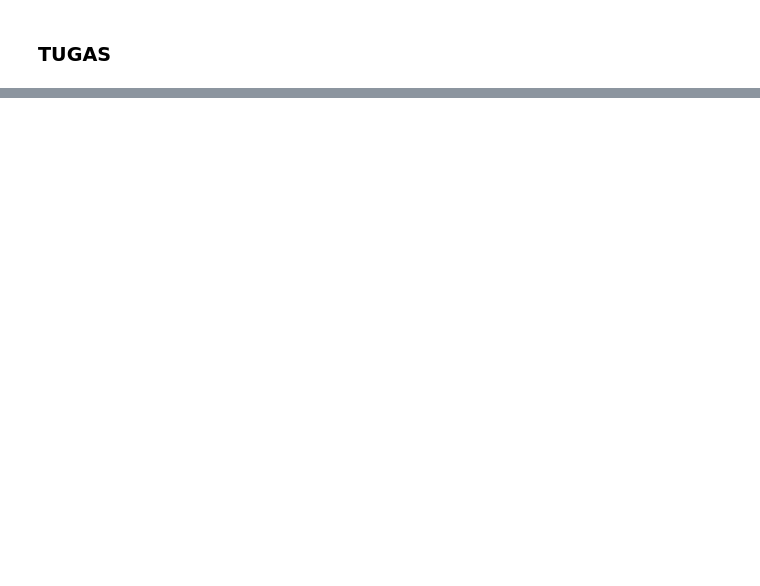
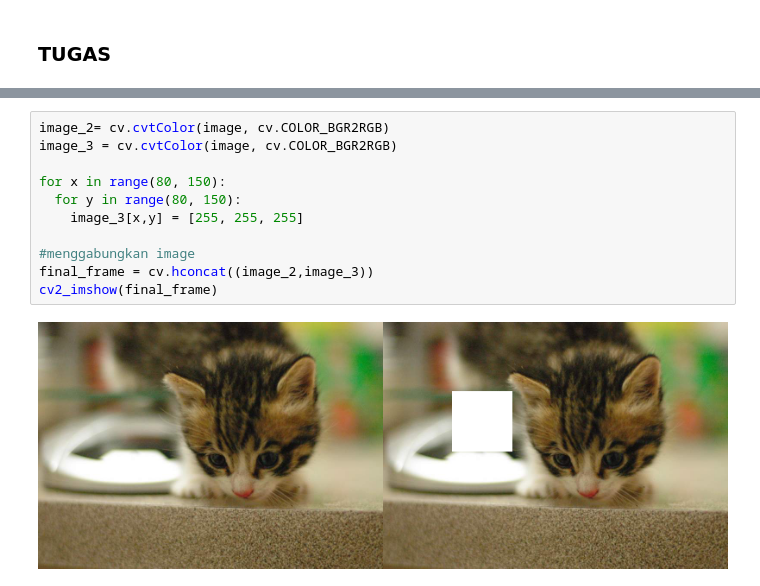
Before and after one commit to ifaindrianningsih/PCVK_Genap-2023, a Jupyter notebook: Week1.ipynb, the cells around one changed output, grey strips where cells are left out. Cells and saved outputs as stored; diff of their text form; blank space fills up the shorter version.

```diff
--- a/Week1.ipynb
+++ b/Week1.ipynb
@@ -106,0 +154,13 @@ cv2_imshow(final_frame)
+# %%
+image_2= cv.cvtColor(image, cv.COLOR_BGR2RGB)
+image_3 = cv.cvtColor(image, cv.COLOR_BGR2RGB)
+
+for x in range(80, 150):
+  for y in range(80, 150):
+    image_3[x,y] = [255, 255, 255]
+
+#menggabungkan image
+final_frame = cv.hconcat((image_2,image_3))
+cv2_imshow(final_frame)
+# %% [output]
+[figure, added]
```
Also changed, not shown: parts of 11 cells of this notebook.
